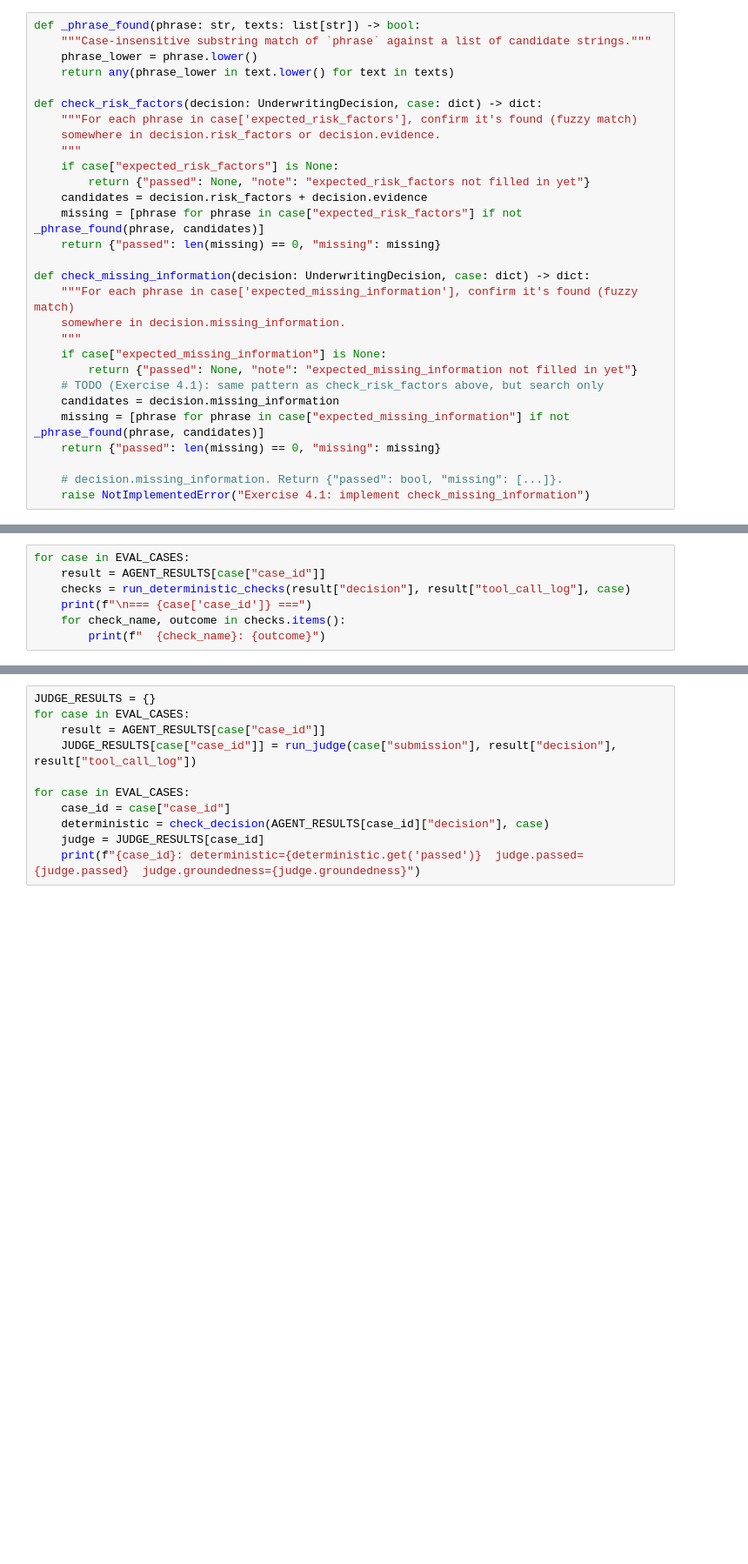
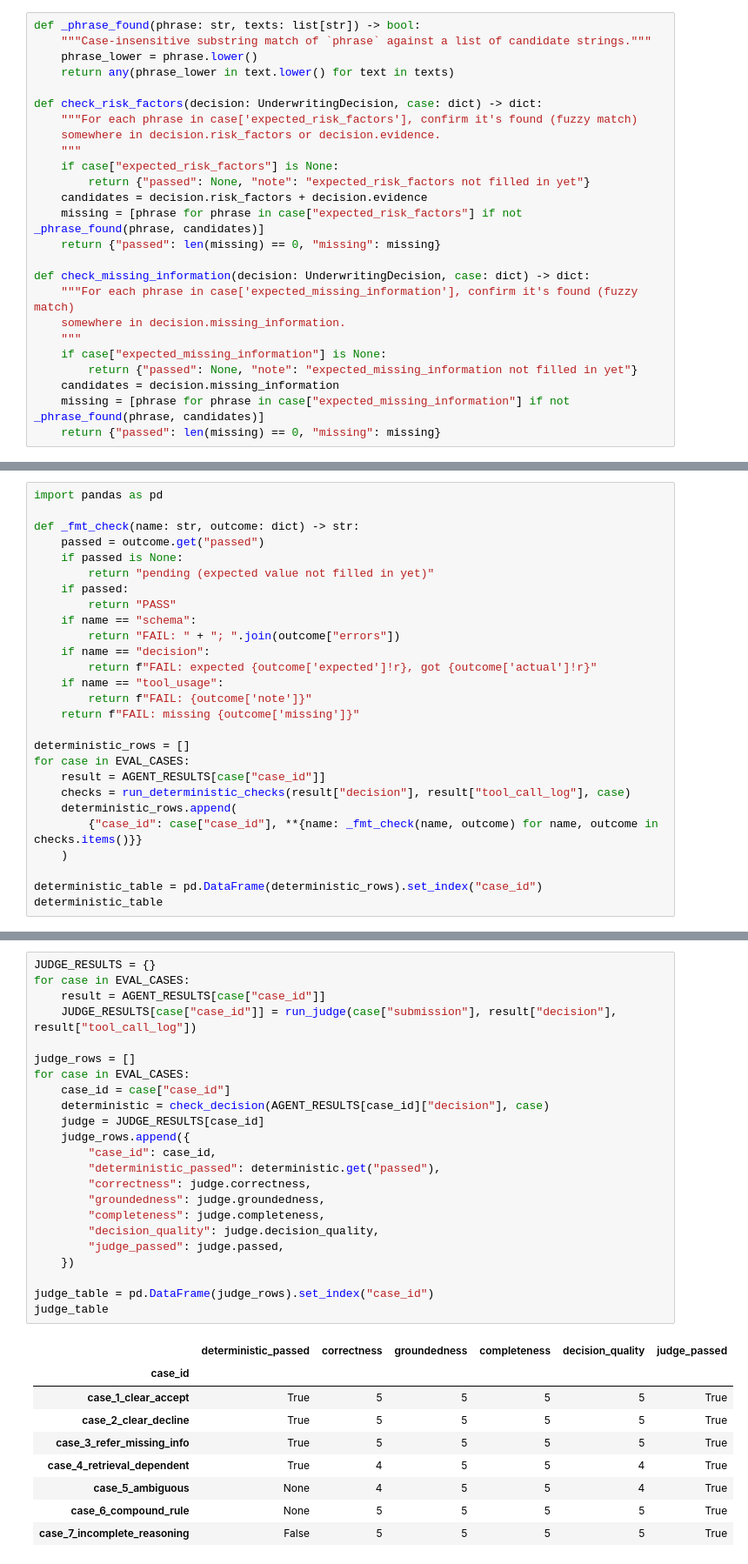
Before and after one commit to dschuler-phdata/ai-developer-training, a Jupyter notebook: session-4-evals-reliability/hol-lab.ipynb, the cells around one changed output, grey strips where cells are left out. Shown at 87% size. Cells and saved outputs as stored; diff of their text form; blank space fills up the shorter version.

```diff
--- a/session-4-evals-reliability/hol-lab.ipynb
+++ b/session-4-evals-reliability/hol-lab.ipynb
@@ -549,13 +304,9 @@ def check_missing_information(decision: UnderwritingDecision, case: dict) -> dic
     """
     if case["expected_missing_information"] is None:
         return {"passed": None, "note": "expected_missing_information not filled in yet"}
-    # TODO (Exercise 4.1): same pattern as check_risk_factors above, but search only
     candidates = decision.missing_information
     missing = [phrase for phrase in case["expected_missing_information"] if not _phrase_found(phrase, candidates)]
     return {"passed": len(missing) == 0, "missing": missing}
-
-    # decision.missing_information. Return {"passed": bool, "missing": [...]}.
-    raise NotImplementedError("Exercise 4.1: implement check_missing_information")
 # %%
 def run_deterministic_checks(decision: UnderwritingDecision, tool_call_log: list[dict], case: dict) -> dict:
     return {
@@ -576,10 +335,30 @@ for case in EVAL_CASES:
 # %%
+import pandas as pd
+
+def _fmt_check(name: str, outcome: dict) -> str:
+    passed = outcome.get("passed")
+    if passed is None:
+        return "pending (expected value not filled in yet)"
+    if passed:
+        return "PASS"
+    if name == "schema":
+        return "FAIL: " + "; ".join(outcome["errors"])
+    if name == "decision":
+        return f"FAIL: expected {outcome['expected']!r}, got {outcome['actual']!r}"
+    if name == "tool_usage":
+        return f"FAIL: {outcome['note']}"
+    return f"FAIL: missing {outcome['missing']}"
+
+deterministic_rows = []
 for case in EVAL_CASES:
     result = AGENT_RESULTS[case["case_id"]]
     checks = run_deterministic_checks(result["decision"], result["tool_call_log"], case)
-    print(f"\n=== {case['case_id']} ===")
-    for check_name, outcome in checks.items():
-        print(f"  {check_name}: {outcome}")
+    deterministic_rows.append(
+        {"case_id": case["case_id"], **{name: _fmt_check(name, outcome) for name, outcome in checks.items()}}
+    )
+
+deterministic_table = pd.DataFrame(deterministic_rows).set_index("case_id")
+deterministic_table
 # %% [markdown]
 💬 **Reflection** — `case_6_compound_rule`'s `risk_factors` check may show `passed: True` even though something is actually broken — the model's narrative tends to mention the flood-zone concern regardless of whether `check_underwriting_rules` actually flagged it. A passing narrative-based check isn't proof the underlying tool call was correct. Look at the actual `check_underwriting_rules` call in `AGENT_RESULTS["case_6_compound_rule"]["tool_call_log"]` — what `flood_zone` argument did the agent pass, and does the tool's returned `flags` list actually include the flood/limit violation, or only the roof-age one? Keep this in mind; we'll come back to fix it in Section 6.
 
@@ -671,11 +479,33 @@ print(judge_v2_result.model_dump_json(indent=2))
 # %%
 JUDGE_RESULTS = {}
 for case in EVAL_CASES:
     result = AGENT_RESULTS[case["case_id"]]
     JUDGE_RESULTS[case["case_id"]] = run_judge(case["submission"], result["decision"], result["tool_call_log"])
 
+judge_rows = []
 for case in EVAL_CASES:
     case_id = case["case_id"]
     deterministic = check_decision(AGENT_RESULTS[case_id]["decision"], case)
     judge = JUDGE_RESULTS[case_id]
-    print(f"{case_id}: deterministic={deterministic.get('passed')}  judge.passed={judge.passed}  judge.groundedness={judge.groundedness}")
+    judge_rows.append({
+        "case_id": case_id,
+        "deterministic_passed": deterministic.get("passed"),
+        "correctness": judge.correctness,
+        "groundedness": judge.groundedness,
+        "completeness": judge.completeness,
+        "decision_quality": judge.decision_quality,
+        "judge_passed": judge.passed,
+    })
+
+judge_table = pd.DataFrame(judge_rows).set_index("case_id")
+judge_table
+# %% [output]
+|  | deterministic_passed | correctness | groundedness | completeness | decision_quality | judge_passed |
+| case_id |  |  |  |  |  |  |
+| case_1_clear_accept | True | 5 | 5 | 5 | 5 | True |
+| case_2_clear_decline | True | 5 | 5 | 5 | 5 | True |
+| case_3_refer_missing_info | True | 5 | 5 | 5 | 5 | True |
+| case_4_retrieval_dependent | True | 4 | 5 | 5 | 4 | True |
+| case_5_ambiguous | None | 4 | 5 | 5 | 4 | True |
+| case_6_compound_rule | None | 5 | 5 | 5 | 5 | True |
+| case_7_incomplete_reasoning | False | 5 | 5 | 5 | 5 | True |
```
Also changed, not shown: parts of 23 cells of this notebook, 1 other file.
